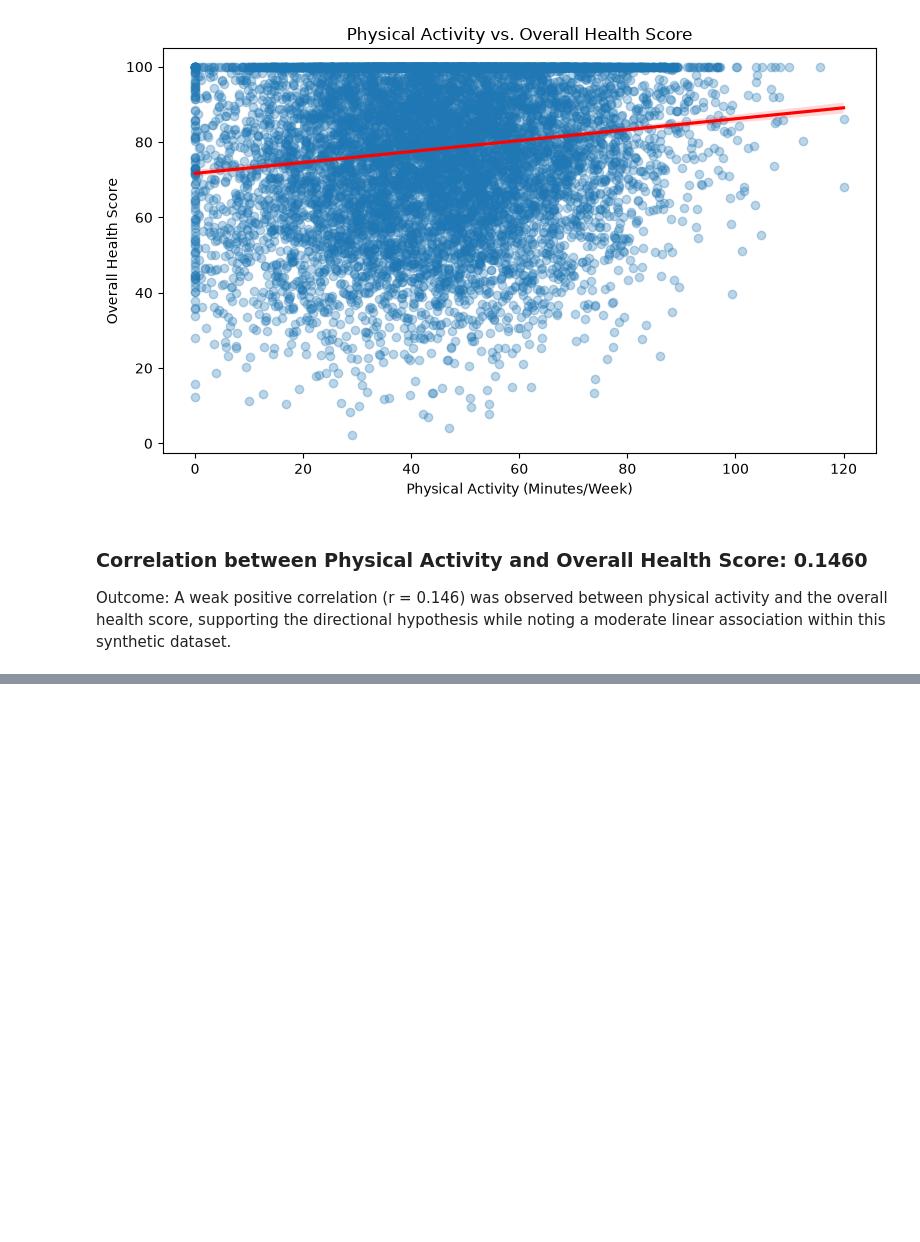
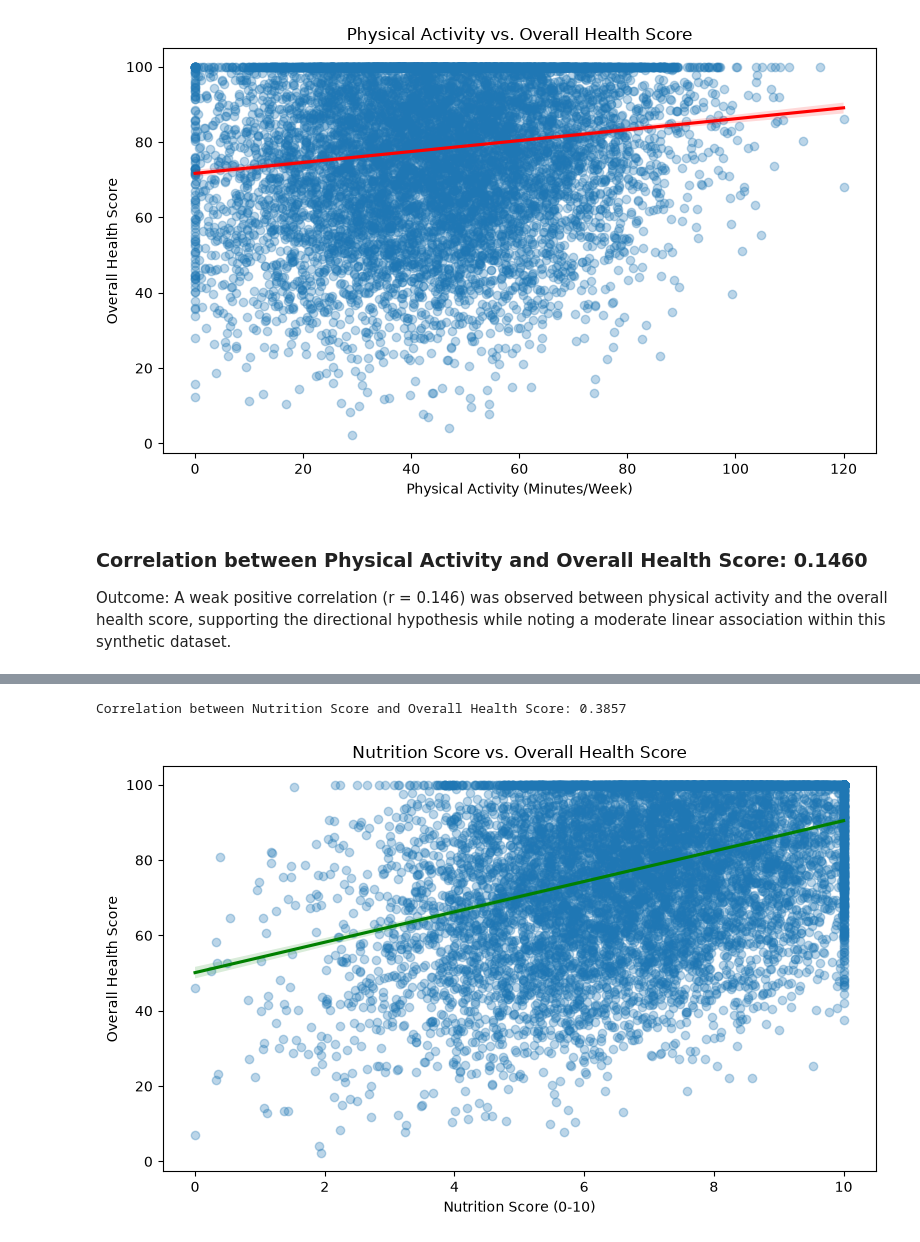
Before and after one commit to LieneRubule/Holistic-Health-and-Lifestyle-Score-Dataset, a Jupyter notebook: jupyter_notebooks/04_Machine_learning.ipynb, the cells around one changed output, grey strips where cells are left out. Cells and saved outputs as stored; diff of their text form; code cells hidden in the pictures; blank space fills up the shorter version.

Commit message:
Add nutrition vs health visualization image

```diff
--- a/jupyter_notebooks/04_Machine_learning.ipynb
+++ b/jupyter_notebooks/04_Machine_learning.ipynb
@@ -48,0 +53,25 @@ Outcome: A weak positive correlation (r = 0.146) was observed between physical a
+# %%
+# Calculate correlation between Nutrition Score and Overall Health Score
+nut_corr = df['Nutrition_Score'].corr(df['Overall_Health_Score'])
+print(f"Correlation between Nutrition Score and Overall Health Score: {nut_corr:.4f}")
+
+# Create regression plot for Nutrition vs Health Score
+plt.figure(figsize=(8, 5))
+sns.regplot(
+    data=df,
+    x='Nutrition_Score',
+    y='Overall_Health_Score',
+    scatter_kws={'alpha': 0.3},
+    line_kws={'color': 'green'}
+)
+plt.title("Nutrition Score vs. Overall Health Score")
+plt.xlabel("Nutrition Score (0-10)")
+plt.ylabel("Overall Health Score")
+plt.tight_layout()
+
+# Save the plot
+plt.savefig(visuals_dir / "q2_nutrition_vs_health.png", dpi=300)
+plt.show()
+# %% [output]
+Correlation between Nutrition Score and Overall Health Score: 0.3857
+[figure, added]
```
Also changed, not shown: parts of 2 cells of this notebook, 1 other file.
